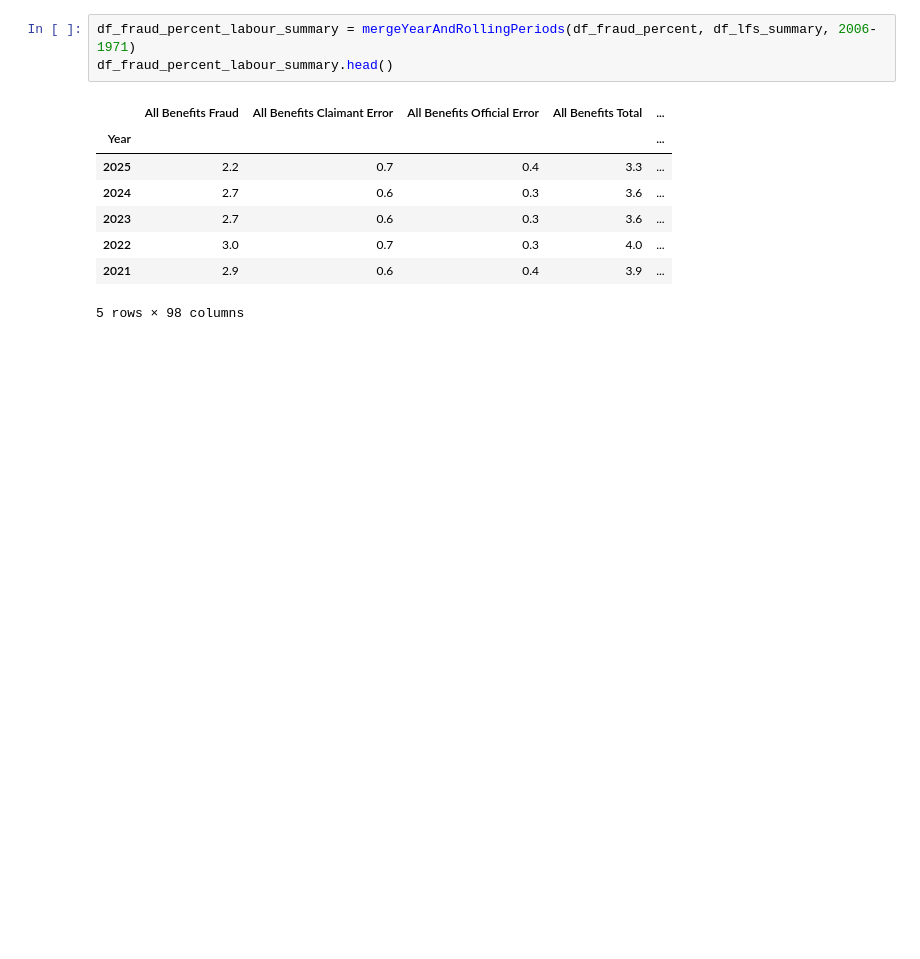
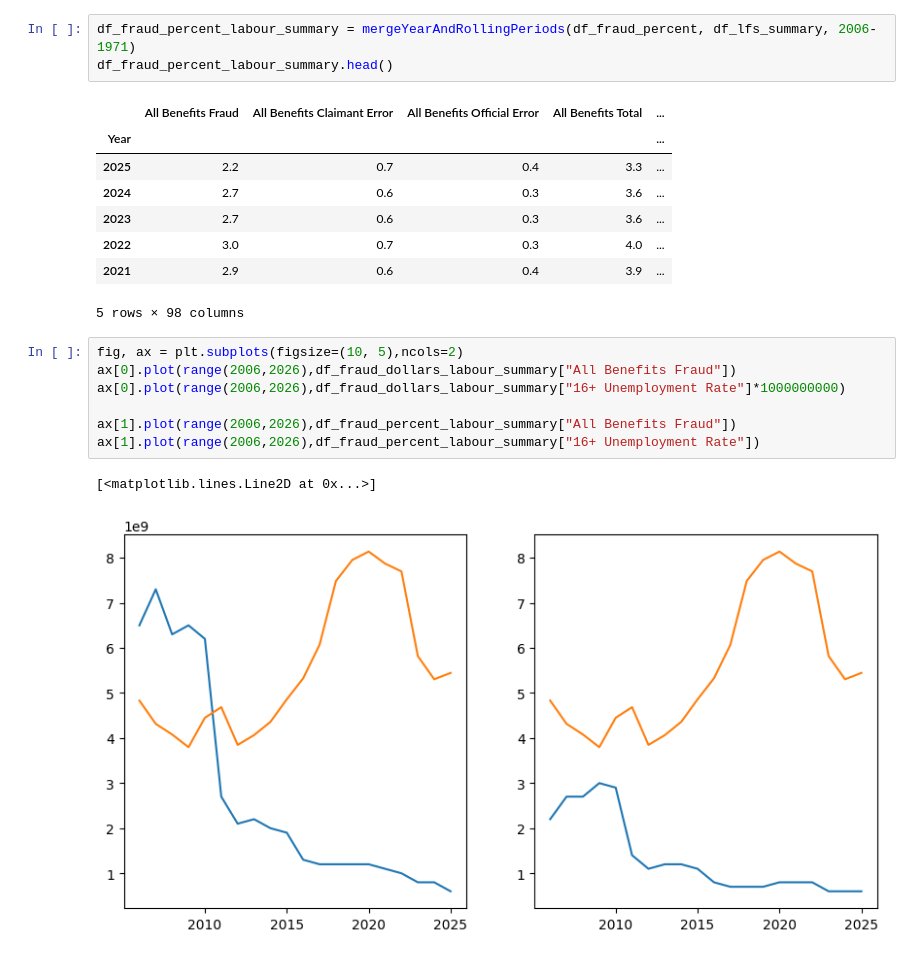
Before and after one commit to DayOfHeat/IS77-Project, a Jupyter notebook: project.ipynb, the cells around one changed output. Drawn from its saved outputs; the diff is of its cells as text; blank space fills up the shorter version.

```diff
--- a/project.ipynb
+++ b/project.ipynb
@@ -267,3 +264,13 @@ df_fraud_percent_labour_summary.head()
 | 2022 | 3.0 | 0.7 | 0.3 | 4.0 | ... |
 | 2021 | 2.9 | 0.6 | 0.4 | 3.9 | ... |
 5 rows × 98 columns
+# %%
+fig, ax = plt.subplots(figsize=(10, 5),ncols=2)
+ax[0].plot(range(2006,2026),df_fraud_dollars_labour_summary["All Benefits Fraud"])
+ax[0].plot(range(2006,2026),df_fraud_dollars_labour_summary["16+ Unemployment Rate"]*1000000000)
+
+ax[1].plot(range(2006,2026),df_fraud_percent_labour_summary["All Benefits Fraud"])
+ax[1].plot(range(2006,2026),df_fraud_percent_labour_summary["16+ Unemployment Rate"])
+# %% [output]
+[<matplotlib.lines.Line2D at 0x...>]
+[figure, added]
```
Also changed, not shown: parts of 5 cells of this notebook, 3 other files.
